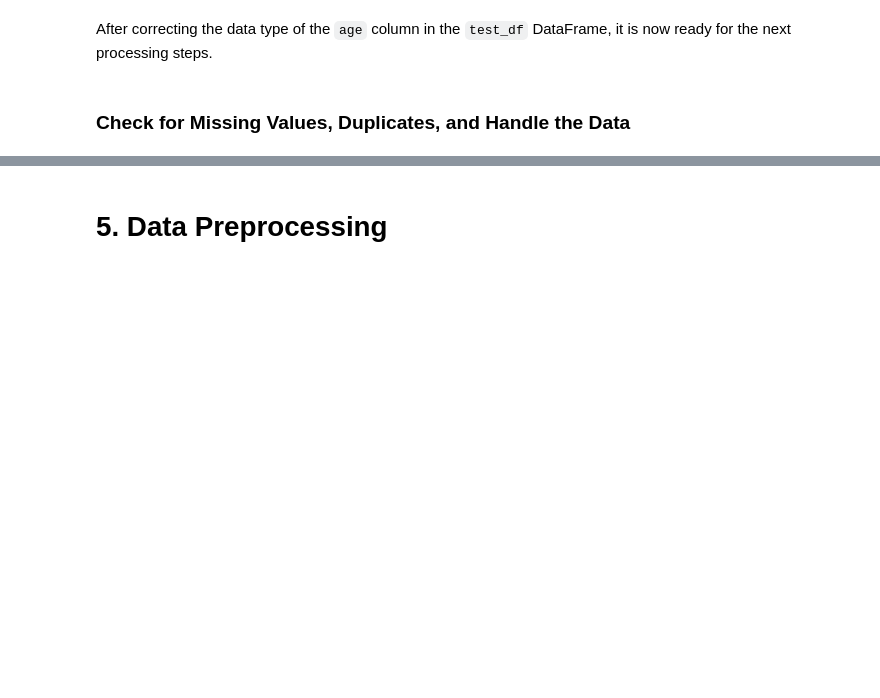
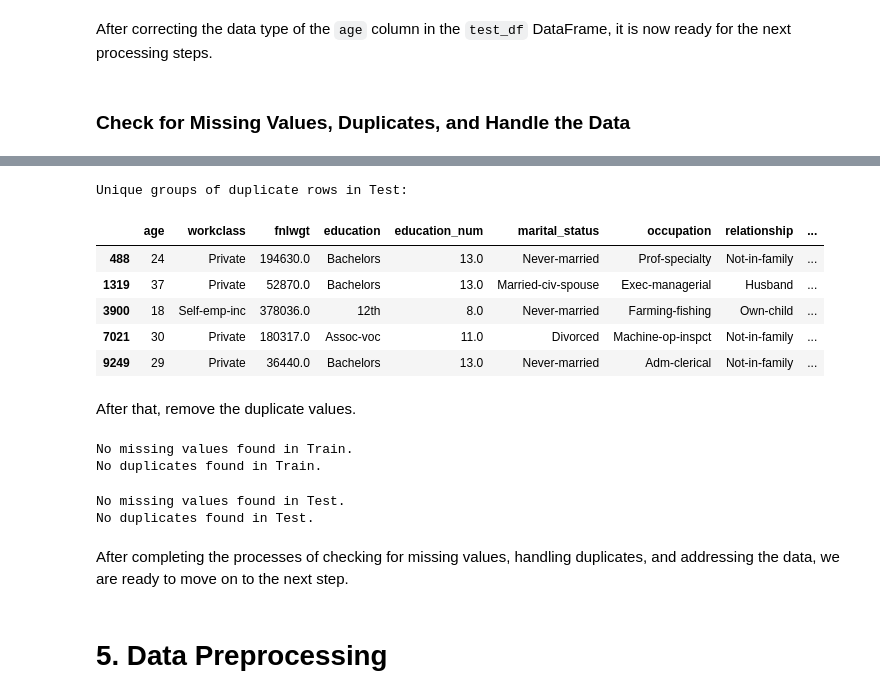
Before and after one commit to Maoelan/adult-income-clustering-classification, a Jupyter notebook: [Clustering] Submission Akhir BMLP_Maulana Muhammad.ipynb, the cells around one changed output, grey strips where cells are left out. Cells and saved outputs as stored; diff of their text form; code cells hidden in the pictures; blank space fills up the shorter version.

```diff
--- a/[Clustering] Submission Akhir BMLP_Maulana Muhammad.ipynb
+++ b/[Clustering] Submission Akhir BMLP_Maulana Muhammad.ipynb
@@ -241,0 +275,12 @@ Terlihat bahwa terdapat 24 baris mpada train_df memiliki nilai duplikat dan test
+# %%
+display_duplicate(test_df, "Test")
+# %% [output]
+Unique groups of duplicate rows in Test:
+|  | age | workclass | fnlwgt | education | education_num | marital_status | occupation | relationship | ... |
+| 488 | 24 | Private | 194630.0 | Bachelors | 13.0 | Never-married | Prof-specialty | Not-in-family | ... |
+| 1319 | 37 | Private | 52870.0 | Bachelors | 13.0 | Married-civ-spouse | Exec-managerial | Husband | ... |
+| 3900 | 18 | Self-emp-inc | 378036.0 | 12th | 8.0 | Never-married | Farming-fishing | Own-child | ... |
+| 7021 | 30 | Private | 180317.0 | Assoc-voc | 11.0 | Divorced | Machine-op-inspct | Not-in-family | ... |
+| 9249 | 29 | Private | 36440.0 | Bachelors | 13.0 | Never-married | Adm-clerical | Not-in-family | ... |
+# %% [markdown]
+After that, remove the duplicate values.
@@ -242,3 +293,15 @@ Terlihat bahwa terdapat 24 baris mpada train_df memiliki nilai duplikat dan test
+# %%
+check_missing_and_duplicates(train_df_cleaned, "Train")
+# %% [output]
+No missing values found in Train.
+No duplicates found in Train.
+# %%
+check_missing_and_duplicates(test_df_cleaned, "Test")
+# %% [output]
+No missing values found in Test.
+No duplicates found in Test.
+# %% [markdown]
+After completing the processes of checking for missing values, handling duplicates, and addressing the data, we are ready to move on to the next step.
 # %% [markdown]
 # **5. Data Preprocessing**
 # %% [markdown]
```
Also changed, not shown: parts of 8 cells of this notebook.
